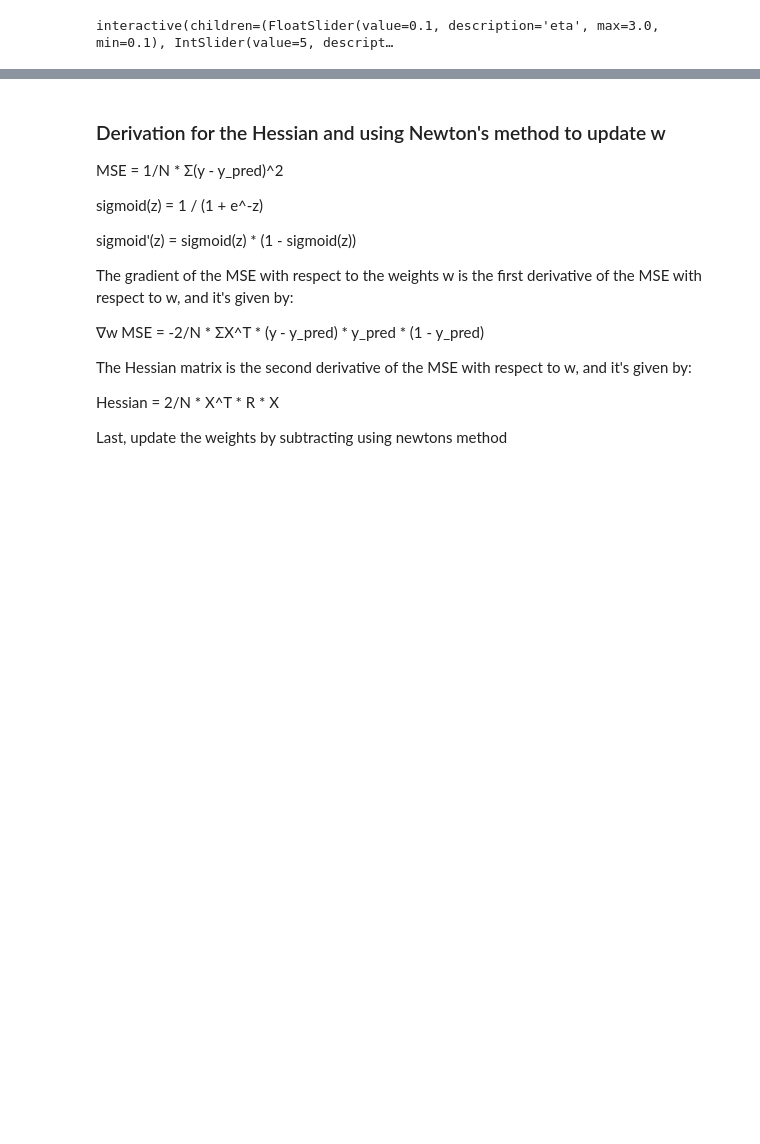
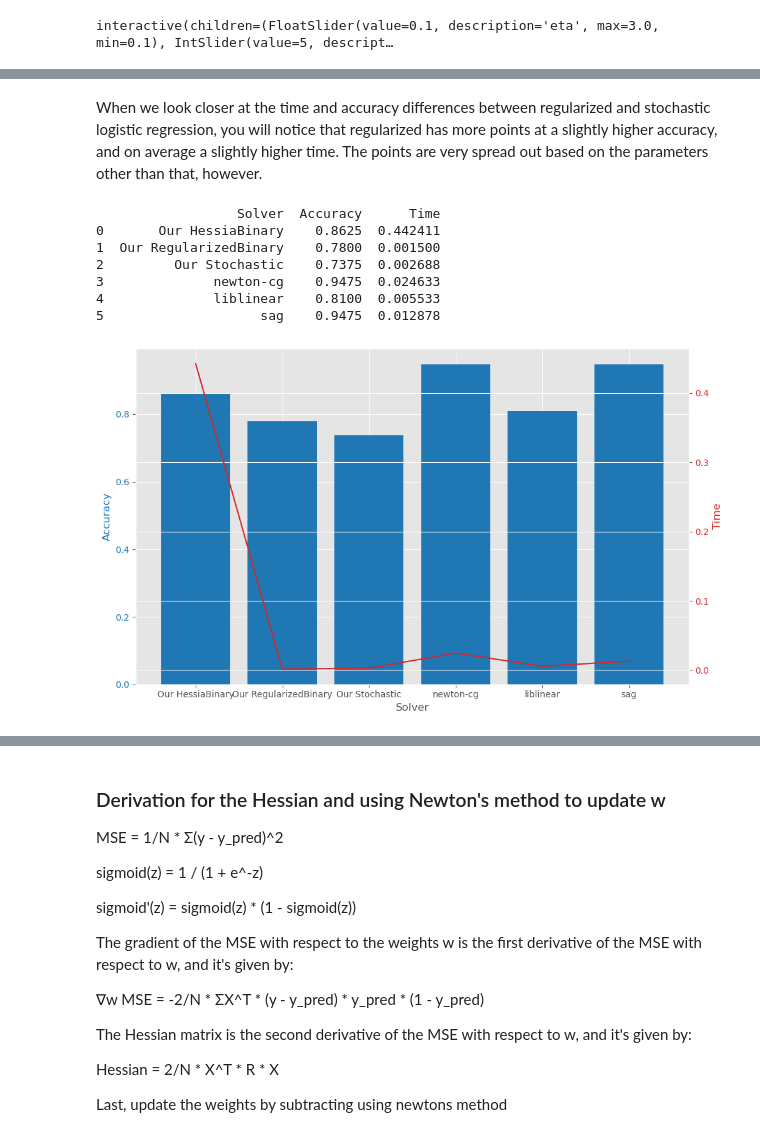
Before and after one commit to ephraim888sun/ML7324_Extending_-Logistic_Regression, a Jupyter notebook: LogisticRegressionProj3.ipynb, the cells around one changed output, grey strips where cells are left out. Saved outputs shown, nothing was run; the diff lists cells and outputs as text; code cells hidden in the pictures; blank space fills up the shorter version.

```diff
--- a/LogisticRegressionProj3.ipynb
+++ b/LogisticRegressionProj3.ipynb
@@ -942,0 +954,67 @@ plt.show()
+# %% [markdown]
+When we look closer at the time and accuracy differences between regularized and stochastic logistic regression, you will notice that regularized has more points at a slightly higher accuracy, and on average a slightly higher time. The points are very spread out based on the parameters other than that, however.
+# %%
+
+
+import pandas as pd
+import matplotlib.pyplot as plt
+
+# Define the solvers to test
+solversT = ['newton-cg', 'liblinear', 'sag']
+
+# Initialize a DataFrame to store the results
+results = pd.DataFrame(columns=['Solver', 'Accuracy', 'Time'])
+#this is the best data we got from the code above
+# (0.8625, 'HessianBinaryLogisticRegression', 'none', 0.001, 10, 1.0, 0.4424107074737549)
+# (0.78, 'RegularizedBinaryLogisticRegression', 'L1', 0.001, 15, 5, 0.0014998912811279297)
+# (0.7375, 'StochasticLogisticRegression', 'none', 0.01, 15, 5, 0.002687692642211914)
+temp_df = pd.DataFrame({'Solver': ['Our HessiaBinary'], 'Accuracy': [.8625], 'Time': [.4424107074737549]})
+results = pd.concat([results, temp_df], ignore_index=True)
+temp_df = pd.DataFrame({'Solver':['Our RegularizedBinary'], 'Accuracy': [.78], 'Time': [.0014998912811279297]})
+results = pd.concat([results, temp_df], ignore_index=True)
+temp_df = pd.DataFrame({'Solver': ['Our Stochastic'], 'Accuracy': [.7375], 'Time': [.002687692642211914]})
+results = pd.concat([results, temp_df], ignore_index=True)
+
+
+# Loop over the solvers
+for solver in solversT:
+    start_time = time.time()
+    lr_sk = SKLogisticRegression(solver=solver)
+    lr_sk.fit(X_train, y_train)
+    end_time = time.time()
+    total_time = end_time - start_time
+    yhat = lr_sk.predict(X_test)
+    accuracy = accuracy_score(y_test, yhat)
+    # Append the results to the DataFrame
+    temp_df = pd.DataFrame({'Solver': [solver], 'Accuracy': [accuracy], 'Time': [total_time]})
+
+    results = pd.concat([results, temp_df], ignore_index=True)
+# Print the DataFrame
+print(results)
+
+# Plot the results
+fig, ax1 = plt.subplots(figsize=(10,6))
+
+color = 'tab:blue'
+ax1.set_xlabel('Solver')
+ax1.set_ylabel('Accuracy', color=color)
+ax1.bar(results['Solver'], results['Accuracy'], color=color)
+ax1.tick_params(axis='y', labelcolor=color)
+
+ax2 = ax1.twinx()
+color = 'tab:red'
+ax2.set_ylabel('Time', color=color)
+ax2.plot(results['Solver'], results['Time'], color=color)
+ax2.tick_params(axis='y', labelcolor=color)
+
+fig.tight_layout()
+plt.show()
+# %% [output]
+                  Solver  Accuracy      Time
+0       Our HessiaBinary    0.8625  0.442411
+1  Our RegularizedBinary    0.7800  0.001500
+2         Our Stochastic    0.7375  0.002688
+3              newton-cg    0.9475  0.024633
+4              liblinear    0.8100  0.005533
+5                    sag    0.9475  0.012878
+[figure, added]
```
Also changed, not shown: parts of 27 cells of this notebook.
